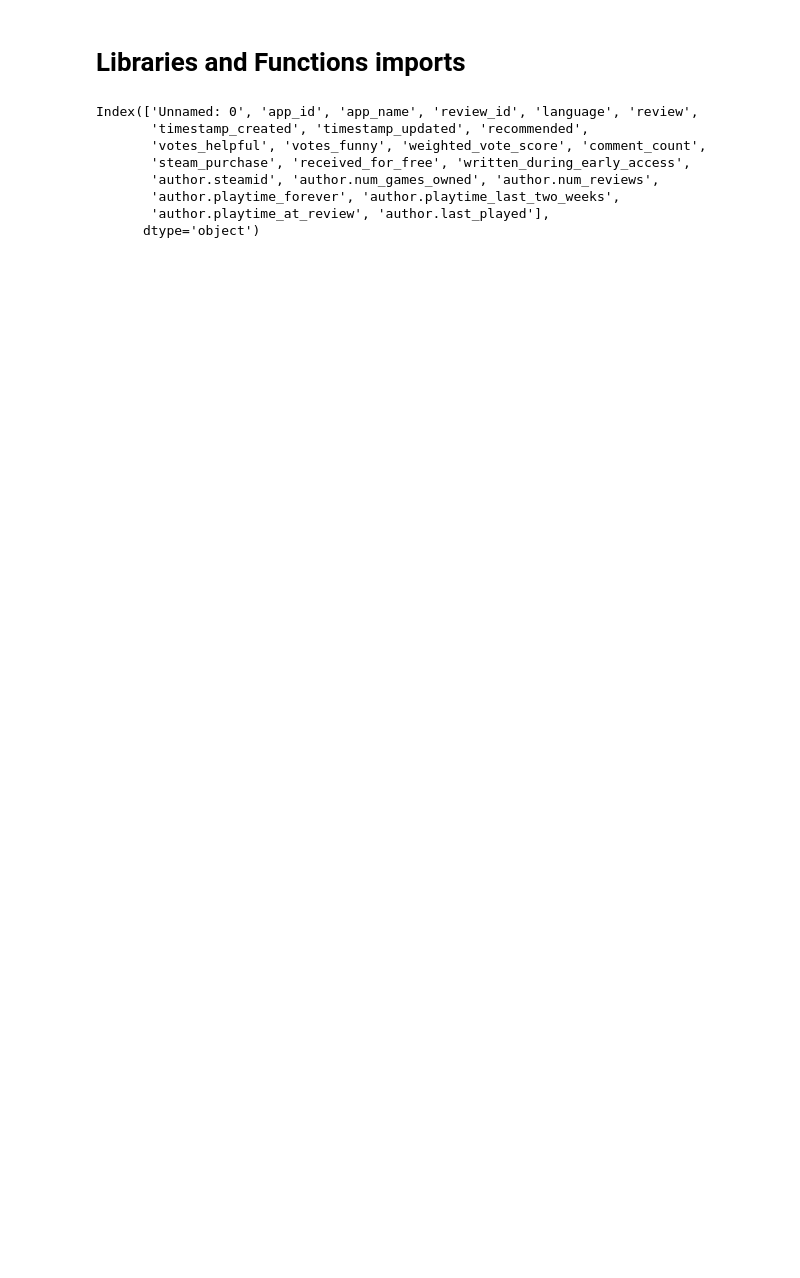
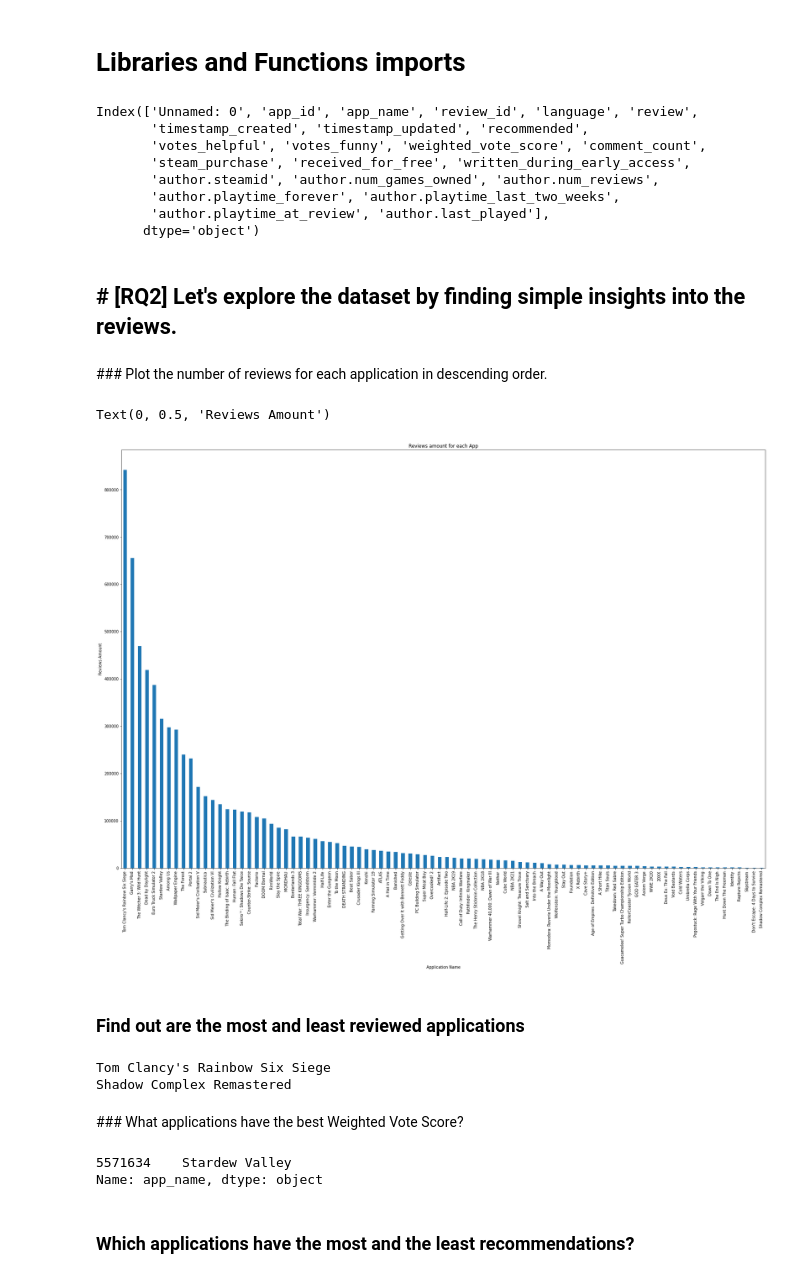
Before and after one commit to S4b3/ADM-HW2-Group44, a Jupyter notebook: main.ipynb, the cells around one changed output. Drawn from its saved outputs; the diff is of its cells as text; code cells hidden in the pictures; blank space fills up the shorter version.

```diff
--- a/main.ipynb
+++ b/main.ipynb
@@ -38,9 +45,8 @@ Requirement already satisfied: six>=1.5 in /Users/valentinosacco/opt/anaconda3/e
 # %%
 import pandas as pd
 # %%
-dataframe = pd.read_csv('./steam_reviews.csv', nrows = 100000)
+dataframe = pd.read_csv('./steam_reviews.csv', nrows= 7000000)
 print(dataframe.columns)
-# pd.DataFrame.plot(dataframe, kind="hist", )
 # %% [output]
 Index(['Unnamed: 0', 'app_id', 'app_name', 'review_id', 'language', 'review',
        'timestamp_created', 'timestamp_updated', 'recommended',
@@ -50,3 +56,40 @@ Index(['Unnamed: 0', 'app_id', 'app_name', 'review_id', 'language', 'review',
        'author.playtime_forever', 'author.playtime_last_two_weeks',
        'author.playtime_at_review', 'author.last_played'],
       dtype='object')
+# %% [markdown]
+# [RQ2] Let's explore the dataset by finding simple insights into the reviews.
+---
+# %% [markdown]
+### Plot the number of reviews for each application in descending order.
+# %%
+reviewsAmounts = dataframe['app_name'].value_counts()
+ra_plot = reviewsAmounts.plot(kind='bar',
+                                    figsize=(30,20),
+                                    title="Reviews amount for each App")
+ra_plot.set_xlabel("Application Name")
+ra_plot.set_ylabel("Reviews Amount")
+#plt.show()
+# %% [output]
+Text(0, 0.5, 'Reviews Amount')
+[figure, added]
+# %% [markdown]
+### Find out are the most and least reviewed applications
+# %%
+print(reviewsAmounts.idxmax())
+print(reviewsAmounts.idxmin())
+# %% [output]
+Tom Clancy's Rainbow Six Siege
+Shadow Complex Remastered
+# %% [markdown]
+### What applications have the best Weighted Vote Score?
+# %%
+# daframe.sort_values('weighted_vote_score')
+scores = dataframe['weighted_vote_score']
+max = scores.idxmax()
+
+print(dataframe[dataframe['weighted_vote_score'] == dataframe['weighted_vote_score'].max()]['app_name'])
+# %% [output]
+5571634    Stardew Valley
+Name: app_name, dtype: object
+# %% [markdown]
+### Which applications have the most and the least recommendations?
```
Also changed, not shown: parts of 5 cells of this notebook.
